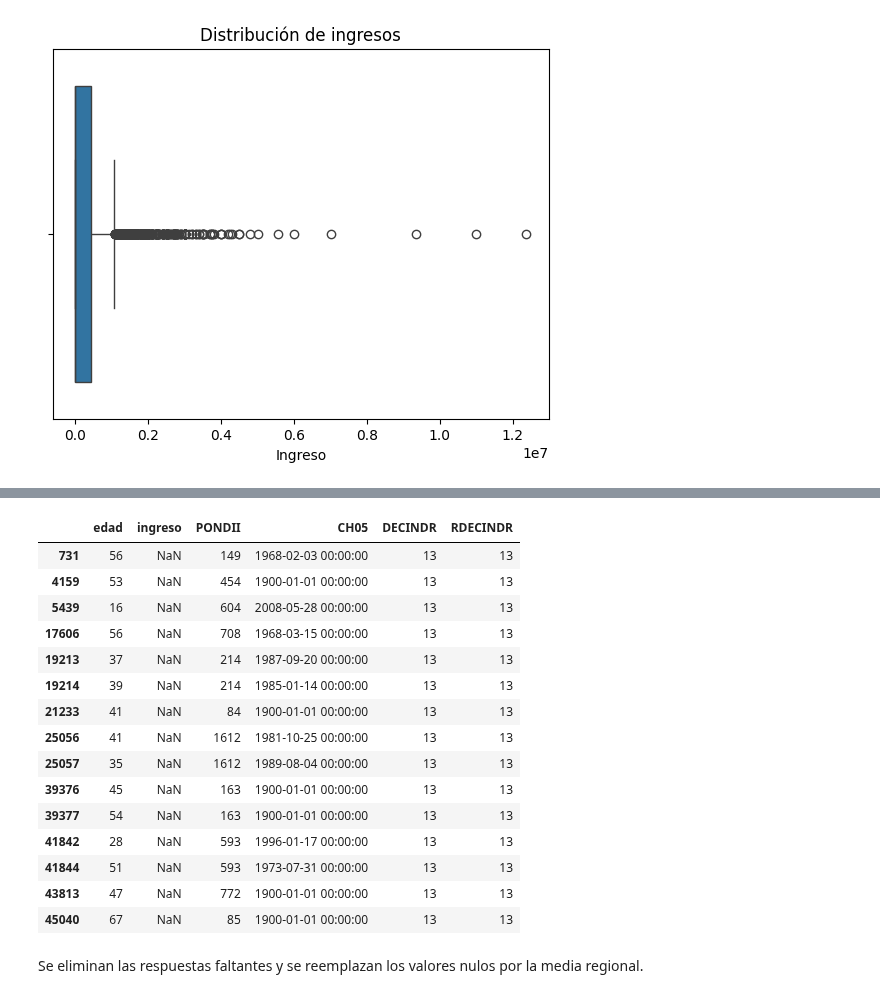
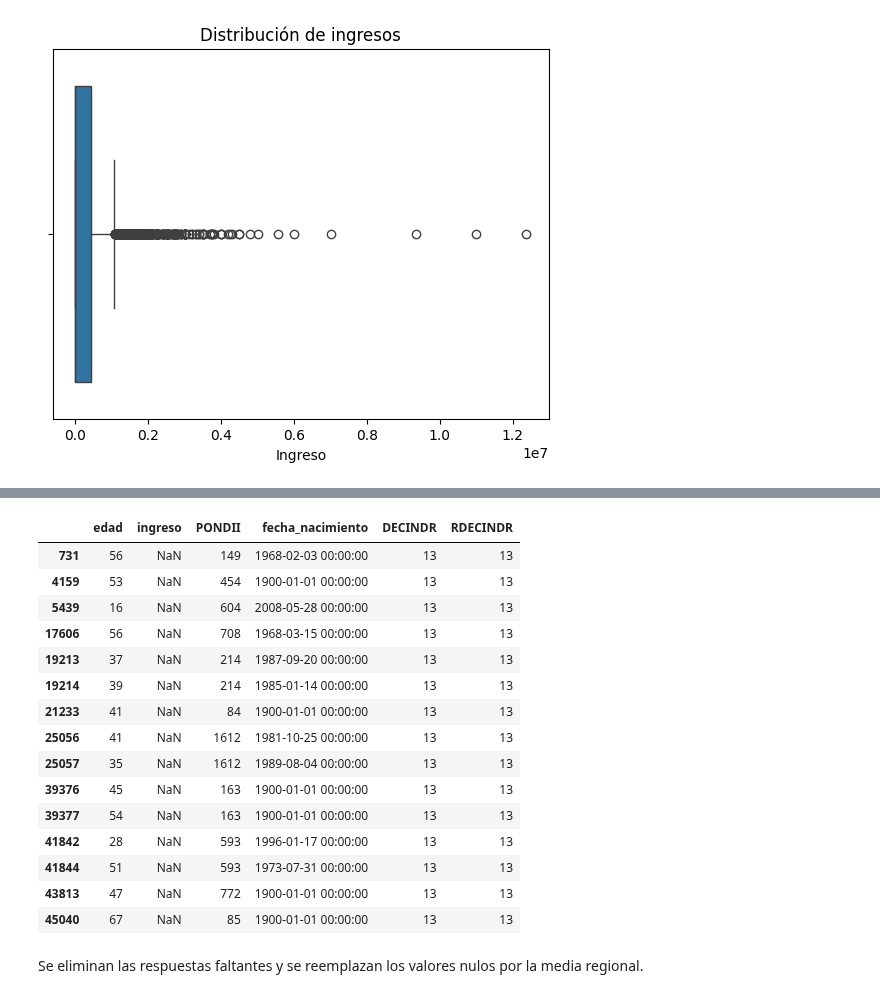
Before and after one commit to LMatiPerez/AnalisisDeDatosI_G5, a Jupyter notebook: analisis_grupo_5_final.ipynb, the cells around one changed output, grey strips where cells are left out. Drawn from its saved outputs; the diff is of its cells as text; code cells hidden in the pictures.

```diff
--- a/analisis_grupo_5_final.ipynb
+++ b/analisis_grupo_5_final.ipynb
@@ -674,7 +693,7 @@ Mirando las columnas de los deciles se observa que los valores nulos en la colum
 # %%
-personas_fil_pam[personas_fil_pam["ingreso"].isnull()][["edad", "ingreso", "PONDII", "CH05", "DECINDR", "RDECINDR"]]
+personas_fil_pam[personas_fil_pam["ingreso"].isnull()][["edad", "ingreso", "PONDII", "fecha_nacimiento", "DECINDR", "RDECINDR"]]
 # %% [output]
-|  | edad | ingreso | PONDII | CH05 | DECINDR | RDECINDR |
+|  | edad | ingreso | PONDII | fecha_nacimiento | DECINDR | RDECINDR |
 | 731 | 56 | NaN | 149 | 1968-02-03 00:00:00 | 13 | 13 |
 | 4159 | 53 | NaN | 454 | 1900-01-01 00:00:00 | 13 | 13 |
 | 5439 | 16 | NaN | 604 | 2008-05-28 00:00:00 | 13 | 13 |
```
Also changed, not shown: parts of 4 cells of this notebook.
